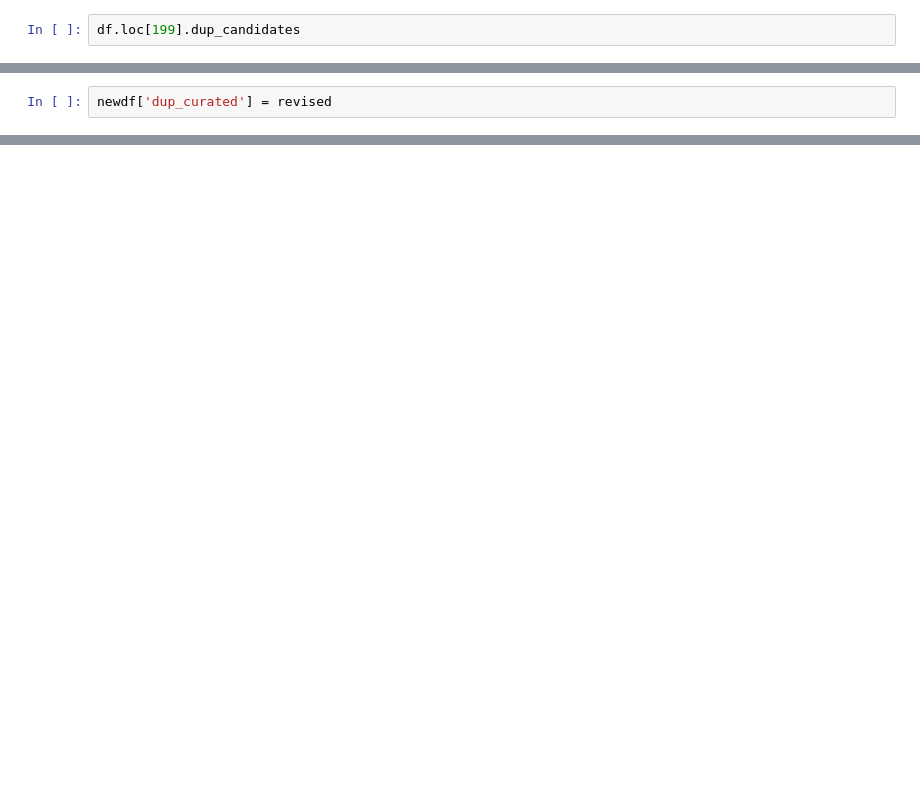
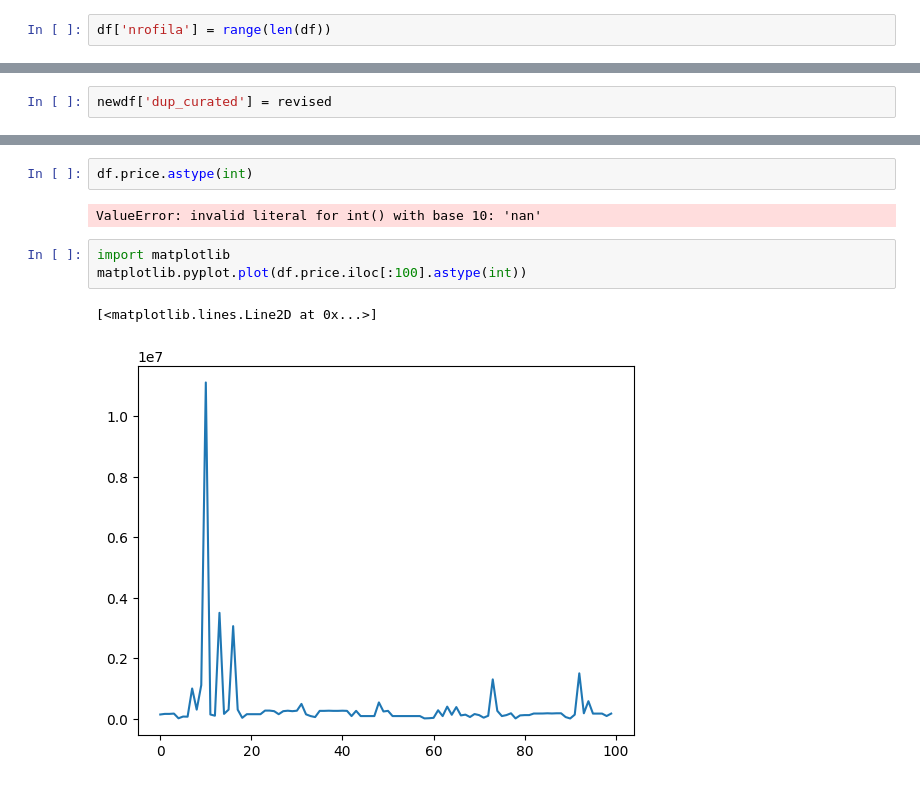
Before and after one commit to jwackito/TopicosIngenieriaSoftware2-2024, a Jupyter notebook: dataset_exploration.ipynb, the cells around one changed output, grey strips where cells are left out. Cells and saved outputs as stored; diff of their text form; blank space fills up the shorter version.

```diff
--- a/dataset_exploration.ipynb
+++ b/dataset_exploration.ipynb
@@ -25,2 +69,2 @@ Obtener los candidatos duplicados para una fila
 # %%
-df.loc[199].dup_candidates
+df['nrofila'] = range(len(df))
@@ -72,0 +221,10 @@ newdf.to_csv(f'dataset/entrega_tis_grupo_{grupo_nro:02}.csv.gz', escapechar='"')
+# %%
+df.price.astype(int)
+# %% [output]
+ValueError: invalid literal for int() with base 10: 'nan'
+# %%
+import matplotlib
+matplotlib.pyplot.plot(df.price.iloc[:100].astype(int))
+# %% [output]
+[<matplotlib.lines.Line2D at 0x...>]
+[figure, added]
```
Also changed, not shown: parts of 18 cells of this notebook.
